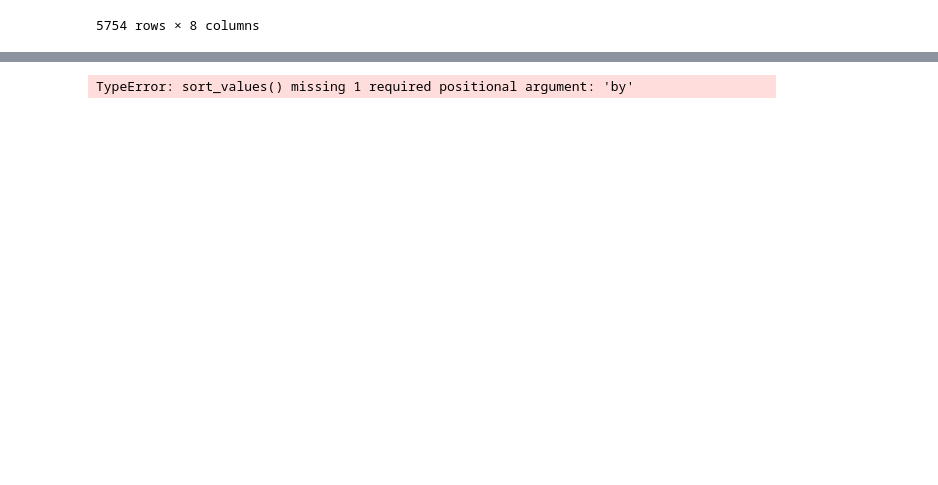
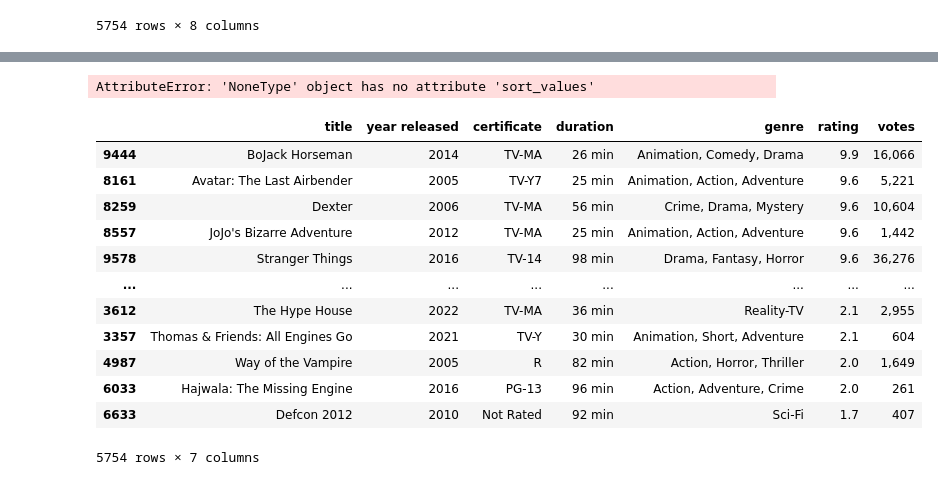
Before and after one commit to andrewnomai/Final_Project, a Jupyter notebook: Sorted_Data.ipynb, the cells around one changed output, grey strips where cells are left out. Cells and saved outputs as stored; diff of their text form; code cells hidden in the pictures; blank space fills up the shorter version.

```diff
--- a/Sorted_Data.ipynb
+++ b/Sorted_Data.ipynb
@@ -326,4 +323,24 @@ netflix_data_df_sort.to_csv("Resources/netflix_clean_sort.csv", index = False, h
-# %%
-netflix_data_df_sort.sort_values(ascending = False)
-# %% [output]
-TypeError: sort_values() missing 1 required positional argument: 'by'
+# %%
+netflix_data_df_sort_rate = netflix_data_df_drop.sort_values(by = ['rating'], ascending = True)
+
+netflix_data_df_sort_rate.head(15)
+# %% [output]
+AttributeError: 'NoneType' object has no attribute 'sort_values'
+# %%
+netflix_data_df_sort_rate.drop_duplicates(subset = ['title'])
+
+netflix_data_df_sort_rate
+# %% [output]
+|  | title | year released | certificate | duration | genre | rating | votes |
+| 9444 | BoJack Horseman | 2014 | TV-MA | 26 min | Animation, Comedy, Drama | 9.9 | 16,066 |
+| 8161 | Avatar: The Last Airbender | 2005 | TV-Y7 | 25 min | Animation, Action, Adventure | 9.6 | 5,221 |
+| 8259 | Dexter | 2006 | TV-MA | 56 min | Crime, Drama, Mystery | 9.6 | 10,604 |
+| 8557 | JoJo's Bizarre Adventure | 2012 | TV-MA | 25 min | Animation, Action, Adventure | 9.6 | 1,442 |
+| 9578 | Stranger Things | 2016 | TV-14 | 98 min | Drama, Fantasy, Horror | 9.6 | 36,276 |
+| ... | ... | ... | ... | ... | ... | ... | ... |
+| 3612 | The Hype House | 2022 | TV-MA | 36 min | Reality-TV | 2.1 | 2,955 |
+| 3357 | Thomas & Friends: All Engines Go | 2021 | TV-Y | 30 min | Animation, Short, Adventure | 2.1 | 604 |
+| 4987 | Way of the Vampire | 2005 | R | 82 min | Action, Horror, Thriller | 2.0 | 1,649 |
+| 6033 | Hajwala: The Missing Engine | 2016 | PG-13 | 96 min | Action, Adventure, Crime | 2.0 | 261 |
+| 6633 | Defcon 2012 | 2010 | Not Rated | 92 min | Sci-Fi | 1.7 | 407 |
+5754 rows × 7 columns
```
Also changed, not shown: parts of 6 cells of this notebook, 1 other file.
